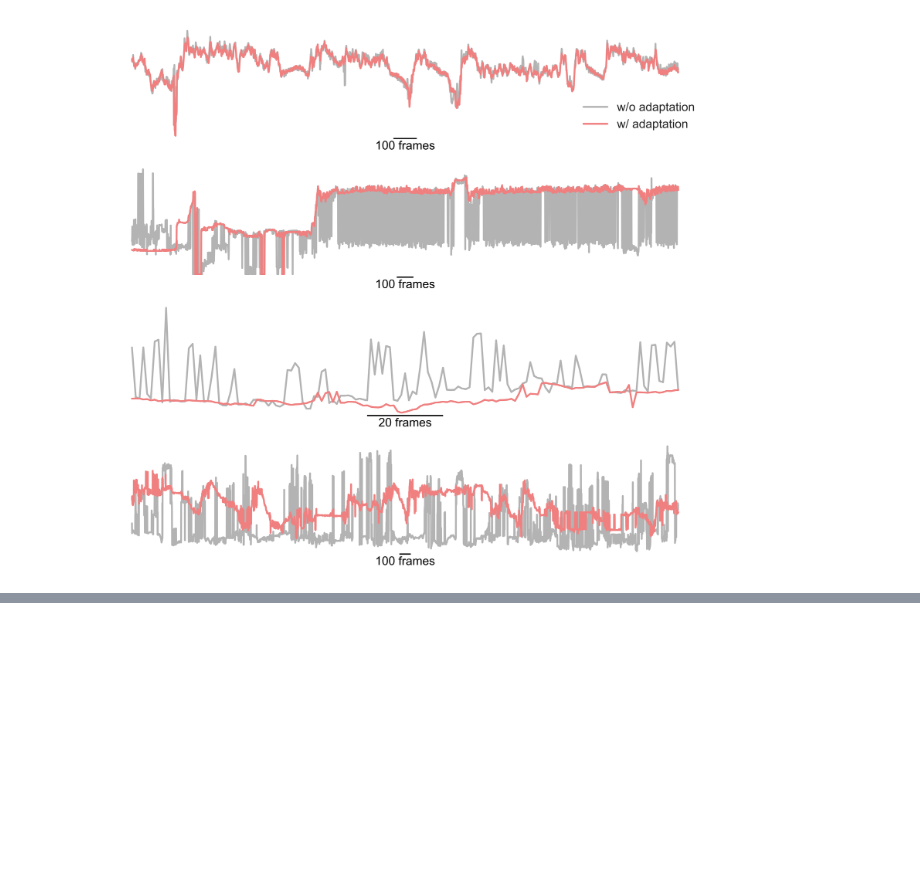
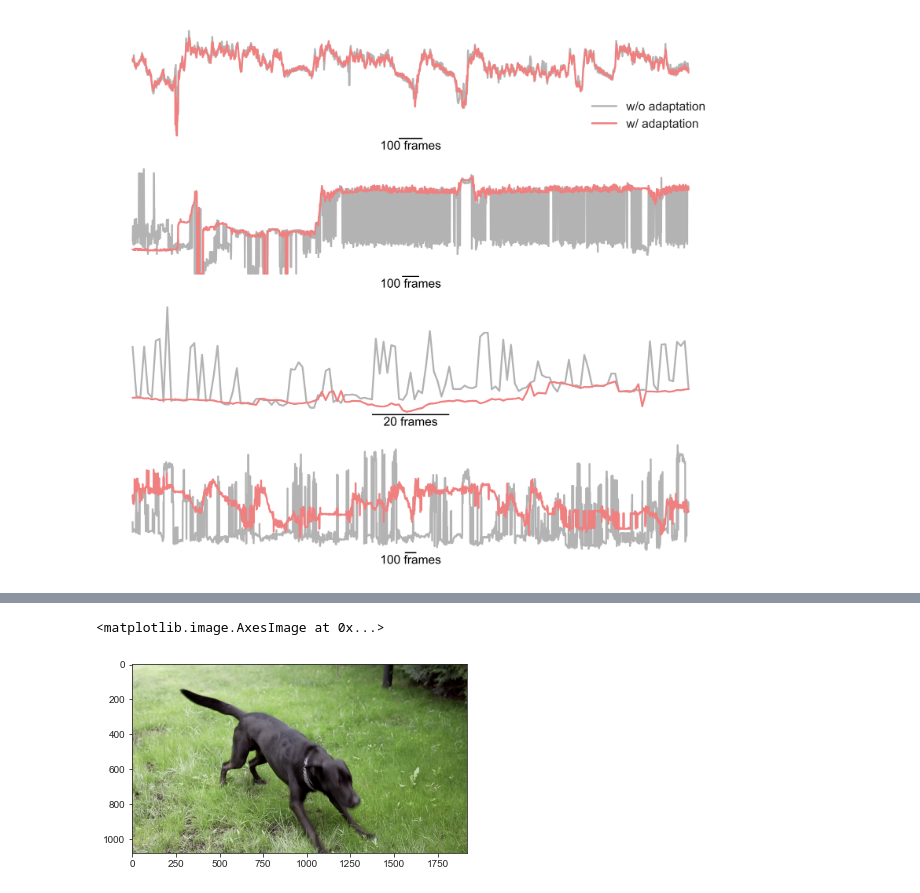
Before and after one commit to AdaptiveMotorControlLab/modelzoo-figures, a Jupyter notebook: figures/Figure3_new.ipynb, the cells around one changed output, grey strips where cells are left out. Saved outputs shown, nothing was run; the diff lists cells and outputs as text; code cells hidden in the pictures; blank space fills up the shorter version.

```diff
--- a/figures/Figure3_new.ipynb
+++ b/figures/Figure3_new.ipynb
@@ -118,0 +266,12 @@ plot_figure3efgh()
+# %%
+dog_frame_index = 30
+elf_frame_index = 100
+dog_frame = f'quadruped_video_imgs/black_dog/black_dog_frame_{dog_frame_index}.png'
+elf_frame = f'quadruped_video_imgs/elf/elf_frame_{elf_frame_index}.png'
+# %%
+img = cv2.imread(dog_frame)
+img = cv2.cvtColor(img, cv2.COLOR_BGR2RGB)
+plt.imshow(img)
+# %% [output]
+<matplotlib.image.AxesImage at 0x...>
+[figure, added]
```
Also changed, not shown: parts of 18 cells of this notebook, 13 other files.
